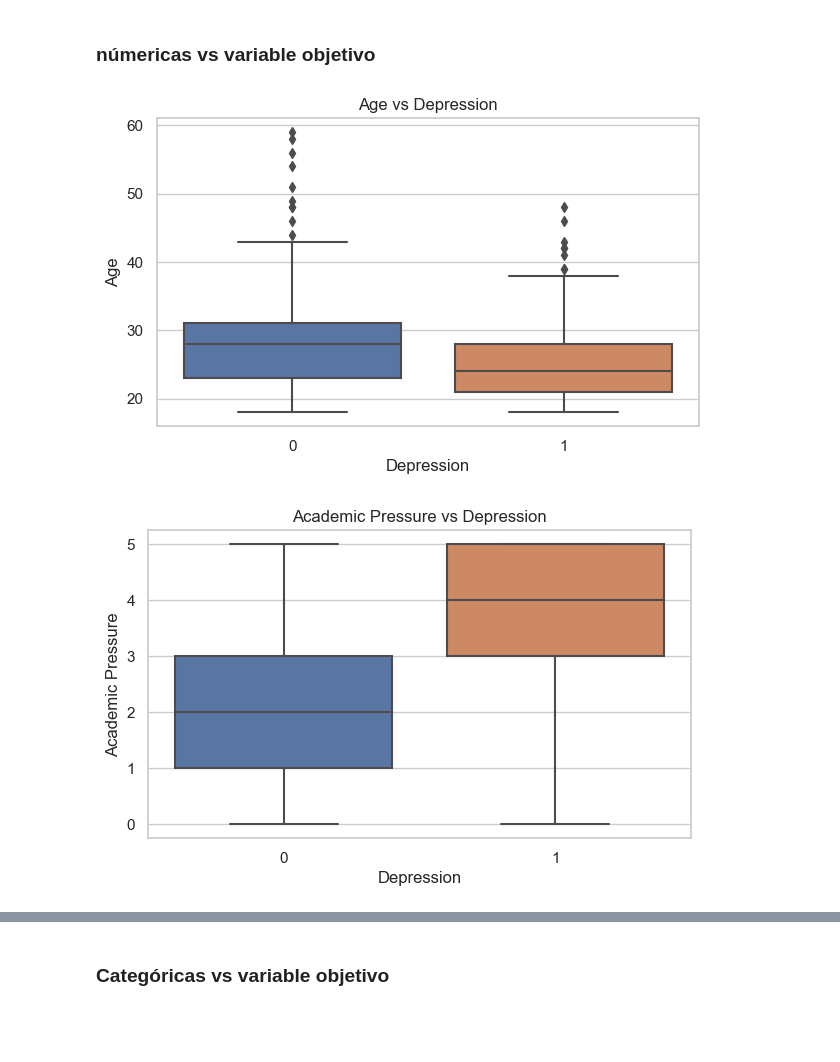
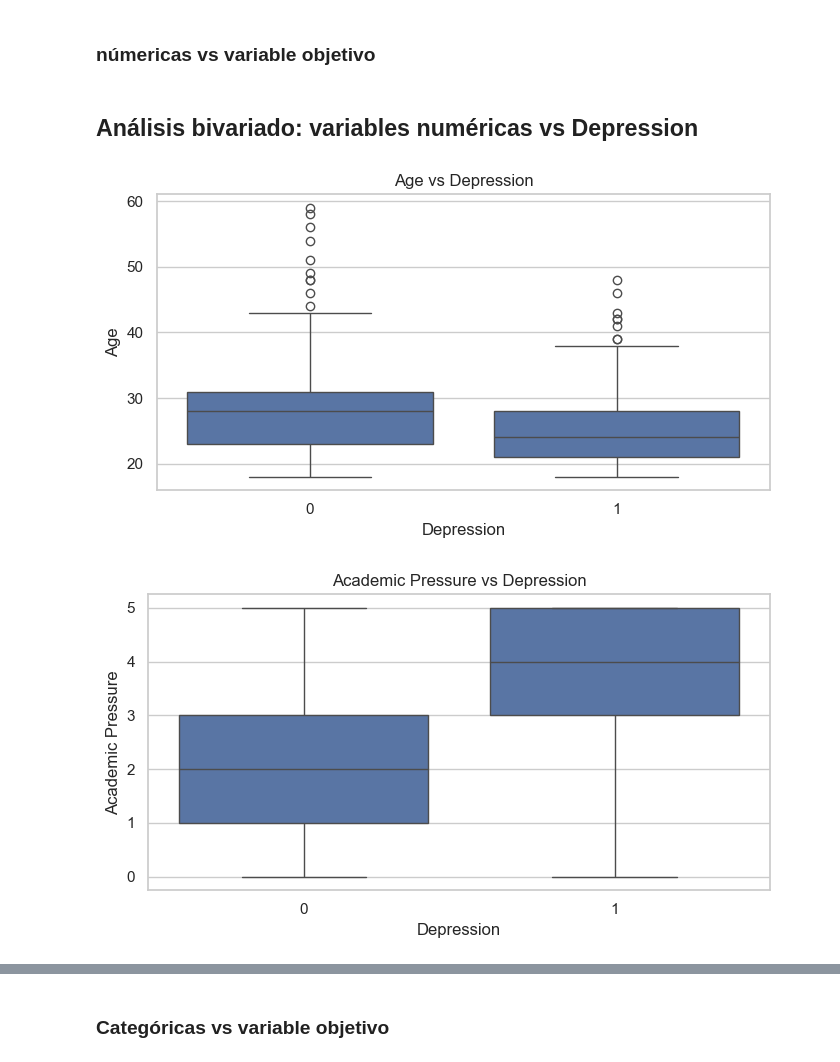
Before and after one commit to JuanJoseRodriguezF/Aprendizaje_maquina_proyecto, a Jupyter notebook: notebooks/02_entendimiento_datos_eda.ipynb, the cells around one changed output, grey strips where cells are left out. Saved outputs shown, nothing was run; the diff lists cells and outputs as text; code cells hidden in the pictures; blank space fills up the shorter version.

```diff
--- a/notebooks/02_entendimiento_datos_eda.ipynb
+++ b/notebooks/02_entendimiento_datos_eda.ipynb
@@ -179,9 +244,17 @@ Aquí podemos observar que la proporción de distribución de nuestra variable o
 # %% [markdown]
 ## 4. Análisis univariado
 # %%
-num_cols = df.select_dtypes(include=np.number).columns.tolist()
-cat_cols = df.select_dtypes(exclude=np.number).columns.tolist()
+display(Markdown("## Análisis univariado de variables numéricas"))
 
-print("Numéricas:", num_cols)
-print("Categóricas:", cat_cols)
+for col in num_cols:
+    fig, axes = plt.subplots(1, 2, figsize=(12, 4))
+
+    sns.histplot(df[col], kde=True, bins=20, ax=axes[0])
+    axes[0].set_title(f"Distribución de {col}")
+
+    sns.boxplot(x=df[col], ax=axes[1])
+    axes[1].set_title(f"Boxplot de {col}")
+
+    plt.tight_layout()
+    plt.show()
 # %% [output]
@@ -190,14 +270,0 @@ Categóricas: ['Gender', 'City', 'Profession', 'Sleep Duration', 'Dietary Habits
-# %%
-for col in num_cols:
-    plt.figure(figsize=(12,4))
-
-    plt.subplot(1,2,1)
-    sns.histplot(df[col], kde=True, bins=20)
-    plt.title(f"Distribución de {col}")
-
-    plt.subplot(1,2,2)
-    sns.boxplot(x=df[col])
-    plt.title(f"Boxplot de {col}")
-
-    plt.tight_layout()
-    plt.show()
@@ -237,13 +297,17 @@ Existen algunas variables con desbalanceo por lo que deben tratarse antes de com
 # %% [markdown]
 ### númericas vs variable objetivo
 # %%
+display(Markdown("## Análisis bivariado: variables numéricas vs Depression"))
+
 predictoras_num = [c for c in num_cols if c not in ["Depression", "id"]]
 
 for col in predictoras_num:
-    plt.figure(figsize=(7,4))
+    plt.figure(figsize=(7, 4))
     sns.boxplot(data=df, x="Depression", y=col)
     plt.title(f"{col} vs Depression")
+    plt.tight_layout()
     plt.show()
 # %% [output]
+## Análisis bivariado: variables numéricas vs Depression
-[figure, old version]
+[figure, new version]
-[figure, old version]
+[figure, new version]
```
Also changed, not shown: parts of 12 cells of this notebook, 11 other files.
